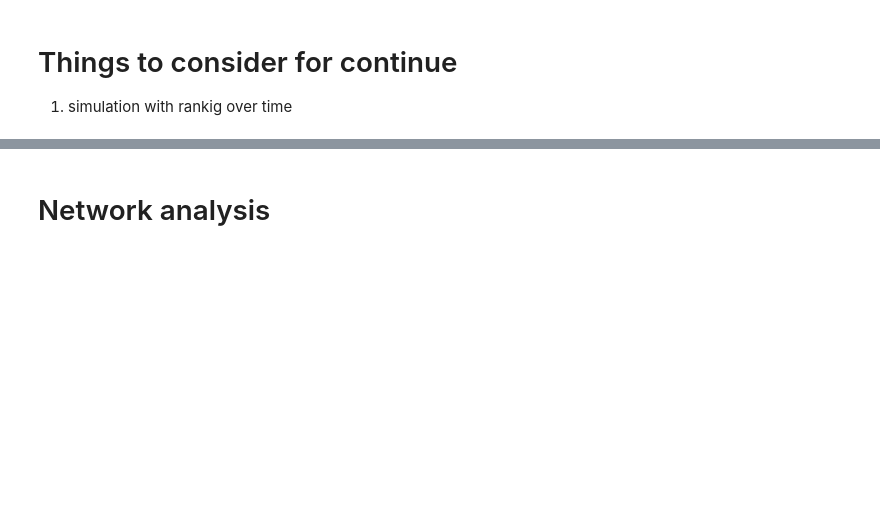
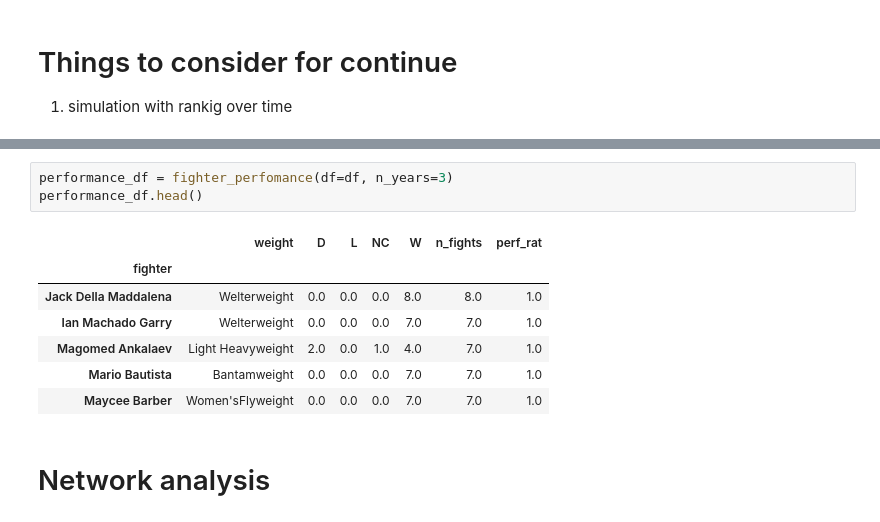
Before and after one commit to zarreh/mma_ranking, a Jupyter notebook: Notebooks/UFC_ranking/UFC_ranking_new.ipynb, the cells around one changed output, grey strips where cells are left out. Drawn from its saved outputs; the diff is of its cells as text; blank space fills up the shorter version.

```diff
--- a/Notebooks/UFC_ranking/UFC_ranking_new.ipynb
+++ b/Notebooks/UFC_ranking/UFC_ranking_new.ipynb
@@ -256,3 +33,14 @@ df.head()
+# %%
+performance_df = fighter_perfomance(df=df, n_years=3)
+performance_df.head()
+# %% [output]
+|  | weight | D | L | NC | W | n_fights | perf_rat |
+| fighter |  |  |  |  |  |  |  |
+| Jack Della Maddalena | Welterweight | 0.0 | 0.0 | 0.0 | 8.0 | 8.0 | 1.0 |
+| Ian Machado Garry | Welterweight | 0.0 | 0.0 | 0.0 | 7.0 | 7.0 | 1.0 |
+| Magomed Ankalaev | Light Heavyweight | 2.0 | 0.0 | 1.0 | 4.0 | 7.0 | 1.0 |
+| Mario Bautista | Bantamweight | 0.0 | 0.0 | 0.0 | 7.0 | 7.0 | 1.0 |
+| Maycee Barber | Women'sFlyweight | 0.0 | 0.0 | 0.0 | 7.0 | 7.0 | 1.0 |
 # %% [markdown]
 # Network analysis
 # %%
```
Also changed, not shown: parts of 24 cells of this notebook, 21 other files.
